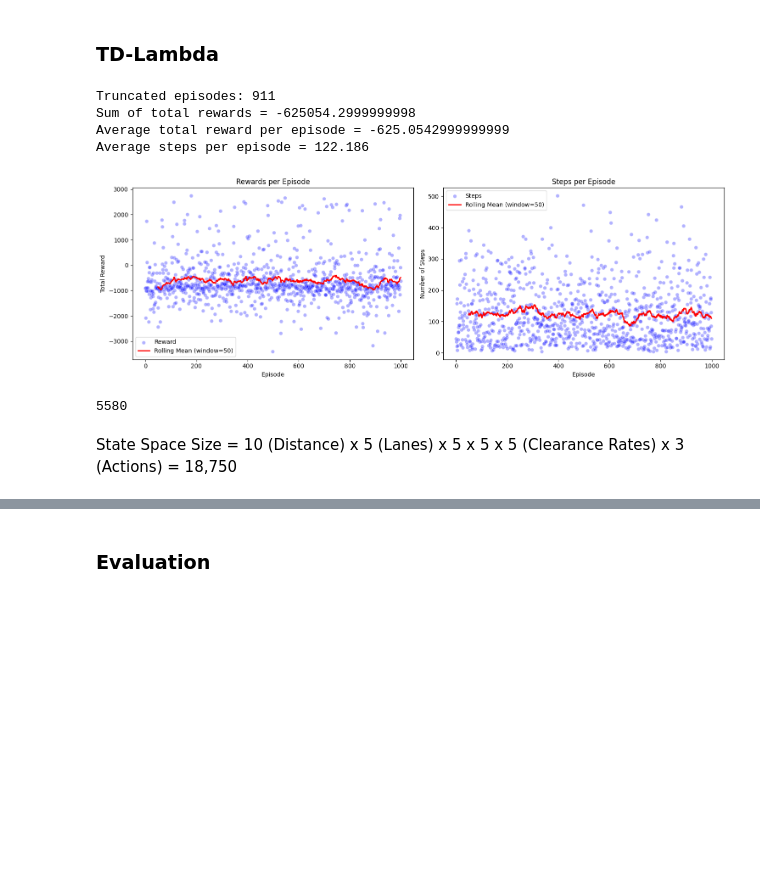
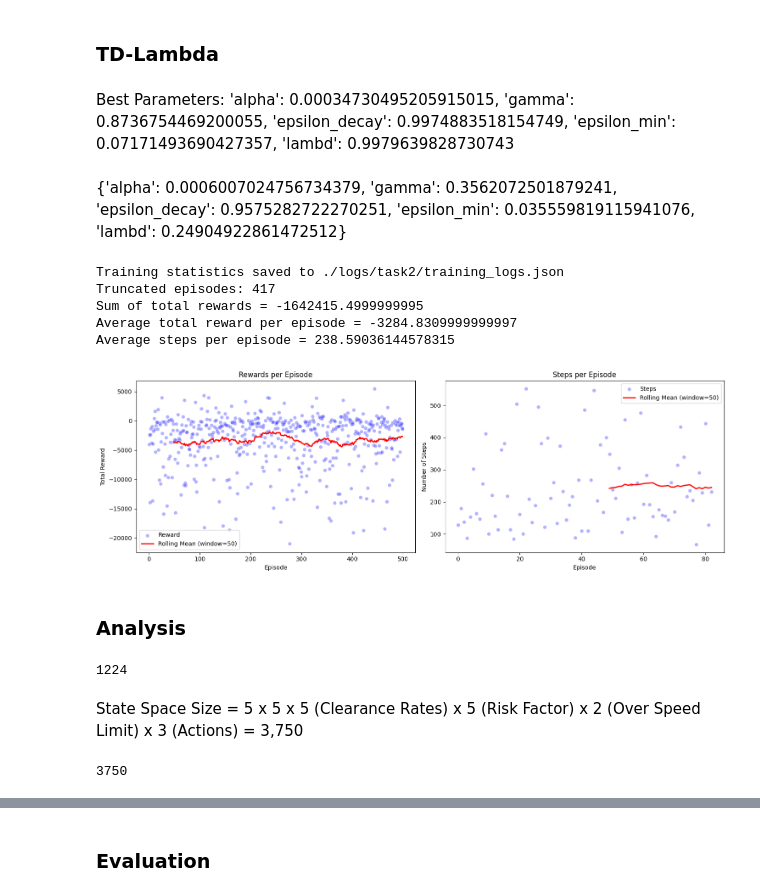
Before and after one commit to danieljames96/LaneSwitchRL-Simulation, a Jupyter notebook: notebooks/task2.ipynb, the cells around one changed output, grey strips where cells are left out. Cells and saved outputs as stored; diff of their text form; code cells hidden in the pictures; blank space fills up the shorter version.

Commit message:
Reward shaping for task 2

```diff
--- a/notebooks/task2.ipynb
+++ b/notebooks/task2.ipynb
@@ -165,32 +164,39 @@ Average timesteps to termination for Same Lane Agent 5: 176
 ## Value-based Agent
 # %% [markdown]
 ### TD-Lambda
+# %% [markdown]
+Best Parameters: 'alpha': 0.00034730495205915015, 'gamma': 0.8736754469200055, 'epsilon_decay': 0.9974883518154749, 'epsilon_min': 0.07171493690427357, 'lambd': 0.9979639828730743
+# %% [markdown]
+{'alpha': 0.0006007024756734379, 'gamma': 0.3562072501879241, 'epsilon_decay': 0.9575282722270251, 'epsilon_min': 0.035559819115941076, 'lambd': 0.24904922861472512}
 # %%
 # Create the environment
 env = CustomTrafficEnvironment(max_time_steps=10000, logging_enabled=False)
 
-td_lambda = TemporalDifference(env, oiv = 0.1, alpha=0.01, epsilon=1.0, lambd=0, gamma=0.95, epsilon_decay=0.999, epsilon_min=0.1)
-total_reward_list, total_steps_list = td_lambda.train(num_episodes = 1000, on_policy = False, save_model = False)
+td_lambda = TemporalDifference(env, oiv = 0.1, alpha=1e-4, epsilon=1.0, lambd=0, gamma=0.5, epsilon_decay=0.9575, epsilon_min=0.1)
+total_reward_list, total_steps_list = td_lambda.train(num_episodes = 500, on_policy = False, save_model = False)
 total_rew = sum(total_reward_list)
 avg_rew = np.mean(total_reward_list)
 avg_steps = np.mean(total_steps_list)
 
 print(f'Sum of total rewards = {total_rew}')
 print(f'Average total reward per episode = {avg_rew}')
 print(f'Average steps per episode = {avg_steps}')
 
 # plot training metrics
 td_lambda.plot_training_metrics(window_size=50)
 plt.show()
 # %% [output]
-Truncated episodes: 911
-Sum of total rewards = -625054.2999999998
-Average total reward per episode = -625.0542999999999
-Average steps per episode = 122.186
+Training statistics saved to ./logs/task2/training_logs.json
+Truncated episodes: 417
+Sum of total rewards = -1642415.4999999995
+Average total reward per episode = -3284.8309999999997
+Average steps per episode = 238.59036144578315
-[figure, old version]
+[figure, new version]
+# %% [markdown]
+### Analysis
 # %%
 print(len(td_lambda.Q))
 # %% [output]
-5580
+1224
 # %% [markdown]
- State Space Size = 10 (Distance) x 5 (Lanes) x 5 x 5 x 5 (Clearance Rates) x 3 (Actions) = 18,750
+State Space Size = 5 x 5 x 5 (Clearance Rates) x 5 (Risk Factor) x 2 (Over Speed Limit) x 3 (Actions) = 3,750
@@ -211,0 +203,4 @@ q_df = pd.DataFrame(data)
+# %%
+5*5*5*5*2*3
+# %% [output]
+3750
```
Also changed, not shown: parts of 18 cells of this notebook, 4 other files.
